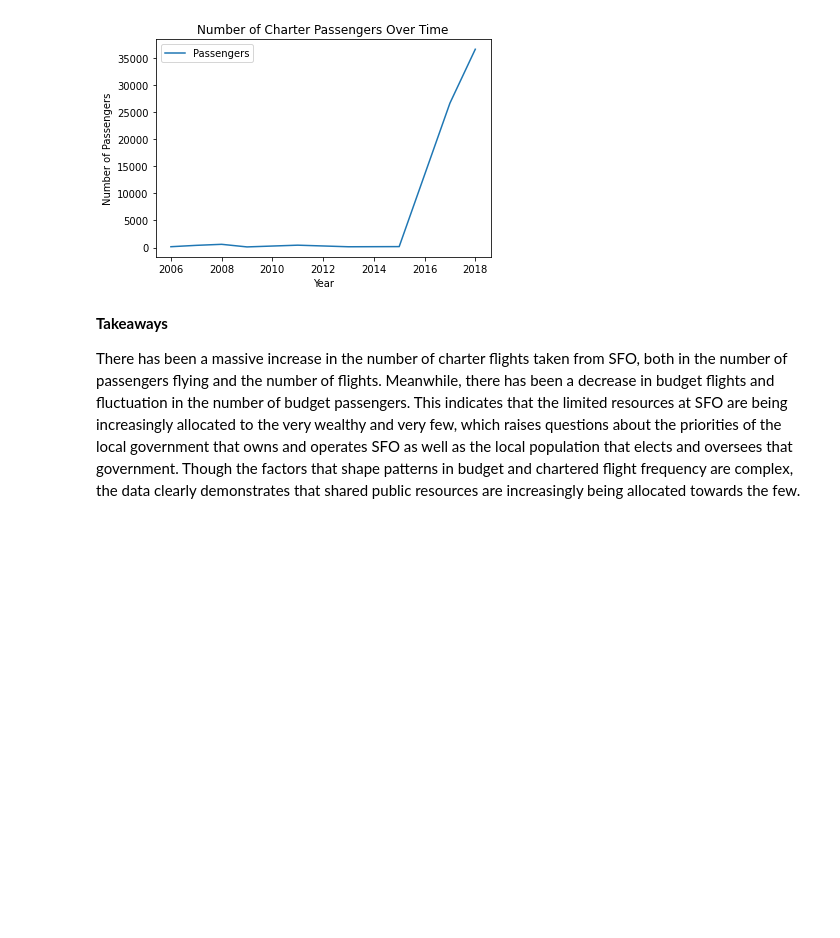
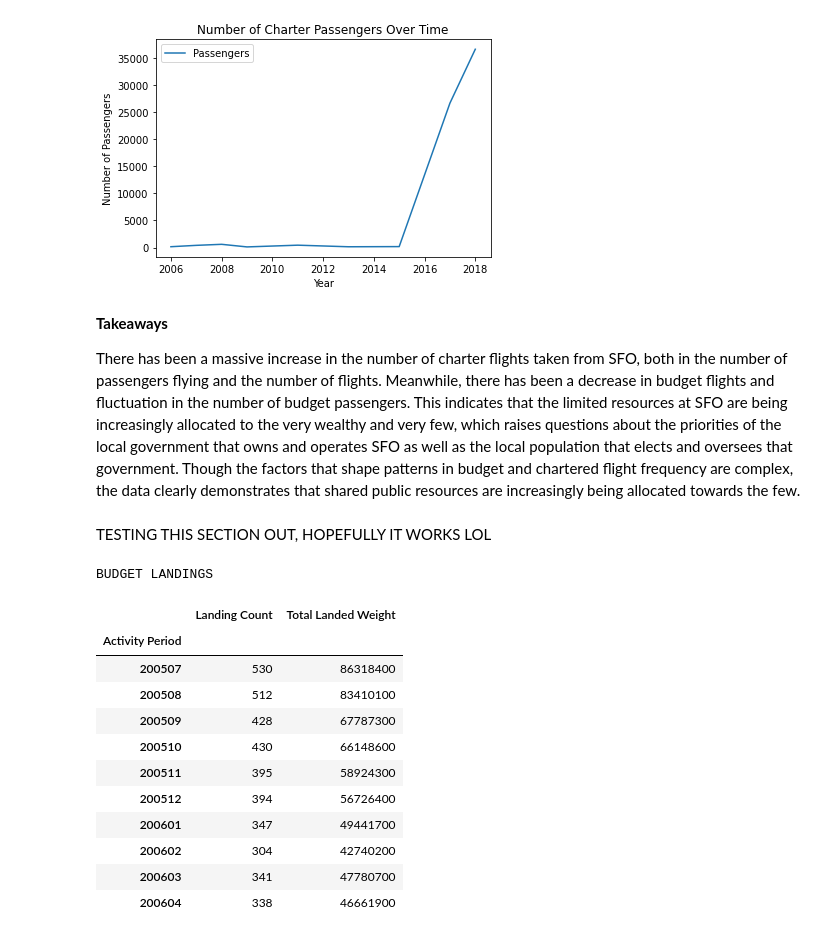
Before and after one commit to rossewald/comm-177p-project-final, a Jupyter notebook: Final Project.ipynb, the cells around one changed output. Saved outputs shown, nothing was run; the diff lists cells and outputs as text; code cells hidden in the pictures; blank space fills up the shorter version.

```diff
--- a/Final Project.ipynb
+++ b/Final Project.ipynb
@@ -220,3 +220,24 @@ plt.show()
 **Takeaways**
 
 There has been a massive increase in the number of charter flights taken from SFO, both in the number of passengers flying and the number of flights. Meanwhile, there has been a decrease in budget flights and fluctuation in the number of budget passengers. This indicates that the limited resources at SFO are being increasingly allocated to the very wealthy and very few, which raises questions about the priorities of the local government that owns and operates SFO as well as the local population that elects and oversees that government. Though the factors that shape patterns in budget and chartered flight frequency are complex, the data clearly demonstrates that shared public resources are increasingly being allocated towards the few.
+# %% [markdown]
+TESTING THIS SECTION OUT, HOPEFULLY IT WORKS LOL
+# %%
+print("BUDGET LANDINGS")
+budget_landings = pd.read_csv('data/processed/clean_budget_Air_Traffic_Landings_Statistics.csv')
+budget_landings_by_year = budget_landings.groupby("Activity Period").sum()
+budget_landings_by_year.head(10)
+# %% [output]
+BUDGET LANDINGS
+|  | Landing Count | Total Landed Weight |
+| Activity Period |  |  |
+| 200507 | 530 | 86318400 |
+| 200508 | 512 | 83410100 |
+| 200509 | 428 | 67787300 |
+| 200510 | 430 | 66148600 |
+| 200511 | 395 | 58924300 |
+| 200512 | 394 | 56726400 |
+| 200601 | 347 | 49441700 |
+| 200602 | 304 | 42740200 |
+| 200603 | 341 | 47780700 |
+| 200604 | 338 | 46661900 |
```
Also changed, not shown: parts of 3 cells of this notebook, 12 other files.
